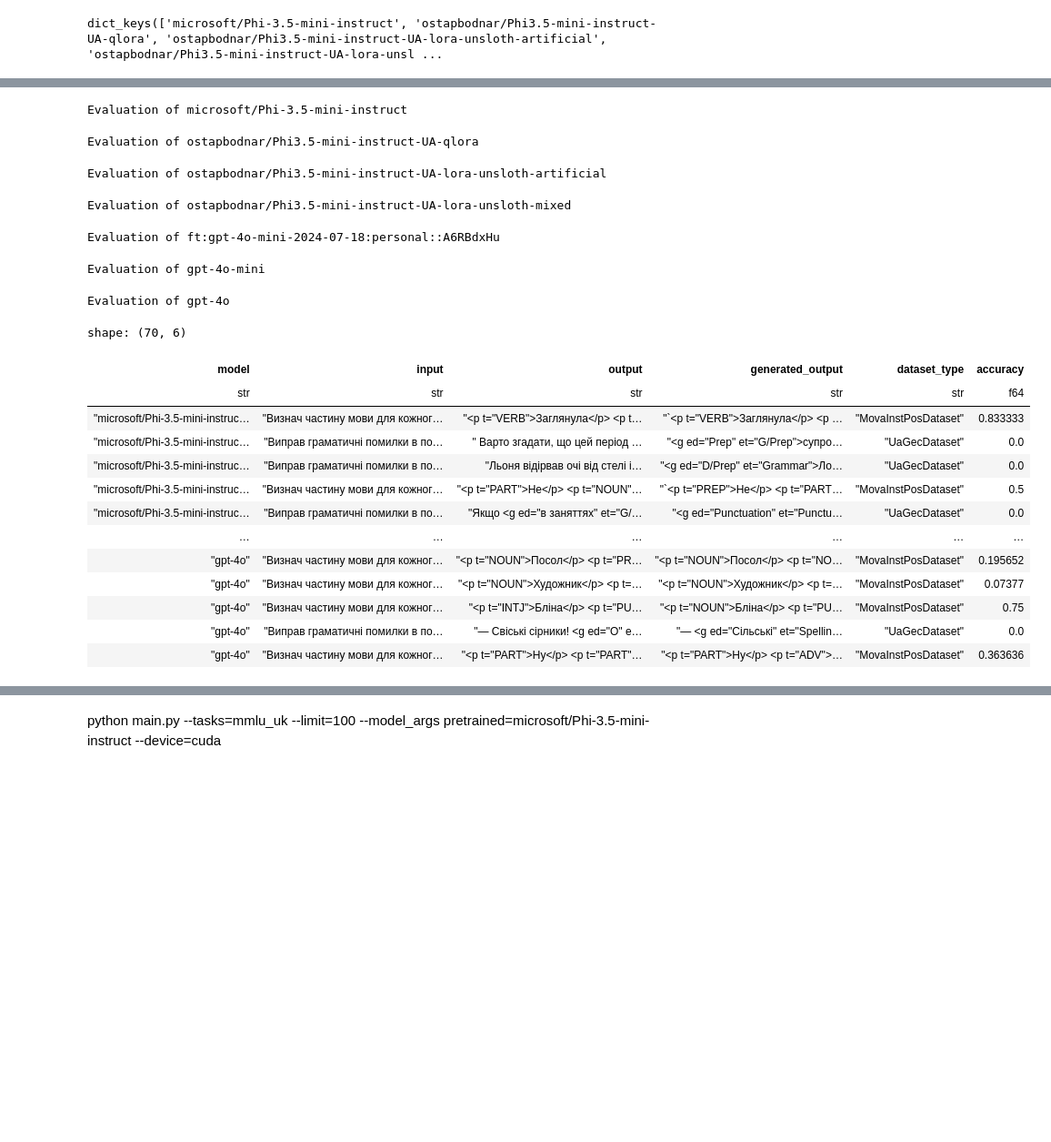
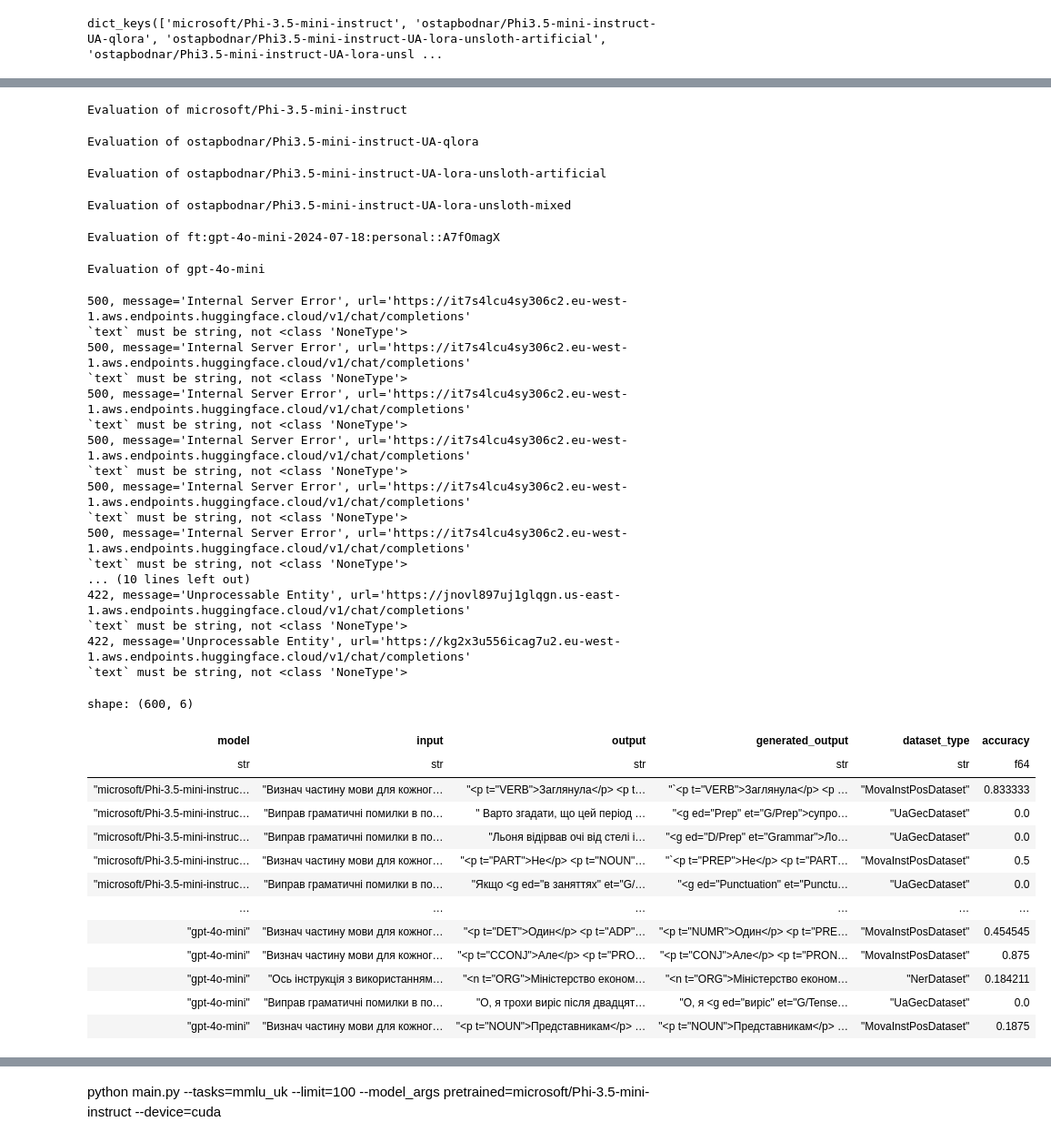
Before and after one commit to ostapbodnar/md-models-training-and-evaluation, a Jupyter notebook: notebooks/fined_tuned_llms_scoring.ipynb, the cells around one changed output, grey strips where cells are left out. Shown at 91% size. Cells and saved outputs as stored; diff of their text form; code cells hidden in the pictures; blank space fills up the shorter version.

```diff
--- a/notebooks/fined_tuned_llms_scoring.ipynb
+++ b/notebooks/fined_tuned_llms_scoring.ipynb
@@ -153,9 +153,8 @@ models = {
         base_url="https://kg2x3u556icag7u2.eu-west-1.aws.endpoints.huggingface.cloud"),
     'ostapbodnar/Phi3.5-mini-instruct-UA-lora-unsloth-mixed': AsyncInferenceClient(
         base_url="https://jnovl897uj1glqgn.us-east-1.aws.endpoints.huggingface.cloud"),
-    'ft:gpt-4o-mini-2024-07-18:personal::A6RBdxHu': openai_client,
+    'ft:gpt-4o-mini-2024-07-18:personal::A7fOmagX': openai_client,
     'gpt-4o-mini': openai_client,
-    'gpt-4o': openai_client
 }
 # %%
 compl = await openai_client.chat.completions.create(
@@ -345,30 +342,46 @@ shape: (8, 4)
 # %%
-golden_grammar_results = await perform_eval_async(golden_ds_tag.shuffle(seed=42).select(range(10)),
+golden_grammar_results = await perform_eval_async(golden_ds_tag.shuffle(seed=42).select(range(100)),
                                                   get_score_grammar_func())
 golden_grammar_results.write_csv("golden_grammar_results_scores.csv")
 golden_grammar_results
 # %% [output]
 Evaluation of microsoft/Phi-3.5-mini-instruct
 Evaluation of ostapbodnar/Phi3.5-mini-instruct-UA-qlora
 Evaluation of ostapbodnar/Phi3.5-mini-instruct-UA-lora-unsloth-artificial
 Evaluation of ostapbodnar/Phi3.5-mini-instruct-UA-lora-unsloth-mixed
-Evaluation of ft:gpt-4o-mini-2024-07-18:personal::A6RBdxHu
+Evaluation of ft:gpt-4o-mini-2024-07-18:personal::A7fOmagX
 Evaluation of gpt-4o-mini
-Evaluation of gpt-4o
+500, message='Internal Server Error', url='https://it7s4lcu4sy306c2.eu-west-1.aws.endpoints.huggingface.cloud/v1/chat/completions'
+`text` must be string, not <class 'NoneType'>
+500, message='Internal Server Error', url='https://it7s4lcu4sy306c2.eu-west-1.aws.endpoints.huggingface.cloud/v1/chat/completions'
+`text` must be string, not <class 'NoneType'>
+500, message='Internal Server Error', url='https://it7s4lcu4sy306c2.eu-west-1.aws.endpoints.huggingface.cloud/v1/chat/completions'
+`text` must be string, not <class 'NoneType'>
+500, message='Internal Server Error', url='https://it7s4lcu4sy306c2.eu-west-1.aws.endpoints.huggingface.cloud/v1/chat/completions'
+`text` must be string, not <class 'NoneType'>
+500, message='Internal Server Error', url='https://it7s4lcu4sy306c2.eu-west-1.aws.endpoints.huggingface.cloud/v1/chat/completions'
+`text` must be string, not <class 'NoneType'>
+500, message='Internal Server Error', url='https://it7s4lcu4sy306c2.eu-west-1.aws.endpoints.huggingface.cloud/v1/chat/completions'
+`text` must be string, not <class 'NoneType'>
+... (10 lines left out)
+422, message='Unprocessable Entity', url='https://jnovl897uj1glqgn.us-east-1.aws.endpoints.huggingface.cloud/v1/chat/completions'
+`text` must be string, not <class 'NoneType'>
+422, message='Unprocessable Entity', url='https://kg2x3u556icag7u2.eu-west-1.aws.endpoints.huggingface.cloud/v1/chat/completions'
+`text` must be string, not <class 'NoneType'>
-shape: (70, 6)
+shape: (600, 6)
 | model | input | output | generated_output | dataset_type | accuracy |
 | str | str | str | str | str | f64 |
 | "microsoft/Phi-3.5-mini-instruc… | "Визнач частину мови для кожног… | "<p t="VERB">Заглянула</p> <p t… | "`<p t="VERB">Заглянула</p> <p … | "MovaInstPosDataset" | 0.833333 |
 | "microsoft/Phi-3.5-mini-instruc… | "Виправ граматичні помилки в по… | " Варто згадати, що цей період … | "<g ed="Prep" et="G/Prep">супро… | "UaGecDataset" | 0.0 |
 | "microsoft/Phi-3.5-mini-instruc… | "Виправ граматичні помилки в по… | "Льоня відірвав очі від стелі і… | "<g ed="D/Prep" et="Grammar">Ло… | "UaGecDataset" | 0.0 |
 | "microsoft/Phi-3.5-mini-instruc… | "Визнач частину мови для кожног… | "<p t="PART">Не</p> <p t="NOUN"… | "`<p t="PREP">Не</p> <p t="PART… | "MovaInstPosDataset" | 0.5 |
 | "microsoft/Phi-3.5-mini-instruc… | "Виправ граматичні помилки в по… | "Якщо <g ed="в заняттях" et="G/… | "<g ed="Punctuation" et="Punctu… | "UaGecDataset" | 0.0 |
 | … | … | … | … | … | … |
-| "gpt-4o" | "Визнач частину мови для кожног… | "<p t="NOUN">Посол</p> <p t="PR… | "<p t="NOUN">Посол</p> <p t="NO… | "MovaInstPosDataset" | 0.195652 |
-| "gpt-4o" | "Визнач частину мови для кожног… | "<p t="NOUN">Художник</p> <p t=… | "<p t="NOUN">Художник</p> <p t=… | "MovaInstPosDataset" | 0.07377 |
-| "gpt-4o" | "Визнач частину мови для кожног… | "<p t="INTJ">Бліна</p> <p t="PU… | "<p t="NOUN">Бліна</p> <p t="PU… | "MovaInstPosDataset" | 0.75 |
-| "gpt-4o" | "Виправ граматичні помилки в по… | "— Свіські сірники! <g ed="О" e… | "— <g ed="Сільські" et="Spellin… | "UaGecDataset" | 0.0 |
-| "gpt-4o" | "Визнач частину мови для кожног… | "<p t="PART">Ну</p> <p t="PART"… | "<p t="PART">Ну</p> <p t="ADV">… | "MovaInstPosDataset" | 0.363636 |
+| "gpt-4o-mini" | "Визнач частину мови для кожног… | "<p t="DET">Один</p> <p t="ADP"… | "<p t="NUMR">Один</p> <p t="PRE… | "MovaInstPosDataset" | 0.454545 |
+| "gpt-4o-mini" | "Визнач частину мови для кожног… | "<p t="CCONJ">Але</p> <p t="PRO… | "<p t="CONJ">Але</p> <p t="PRON… | "MovaInstPosDataset" | 0.875 |
+| "gpt-4o-mini" | "Ось інструкція з використанням… | "<n t="ORG">Міністерство економ… | "<n t="ORG">Міністерство економ… | "NerDataset" | 0.184211 |
+| "gpt-4o-mini" | "Виправ граматичні помилки в по… | "О, я трохи виріс після двадцят… | "О, я <g ed="виріс" et="G/Tense… | "UaGecDataset" | 0.0 |
+| "gpt-4o-mini" | "Визнач частину мови для кожног… | "<p t="NOUN">Представникам</p> … | "<p t="NOUN">Представникам</p> … | "MovaInstPosDataset" | 0.1875 |
 # %%
 calc_stats(golden_grammar_results)
 # %% [output]
```
Also changed, not shown: parts of 6 cells of this notebook, 2 other files.
